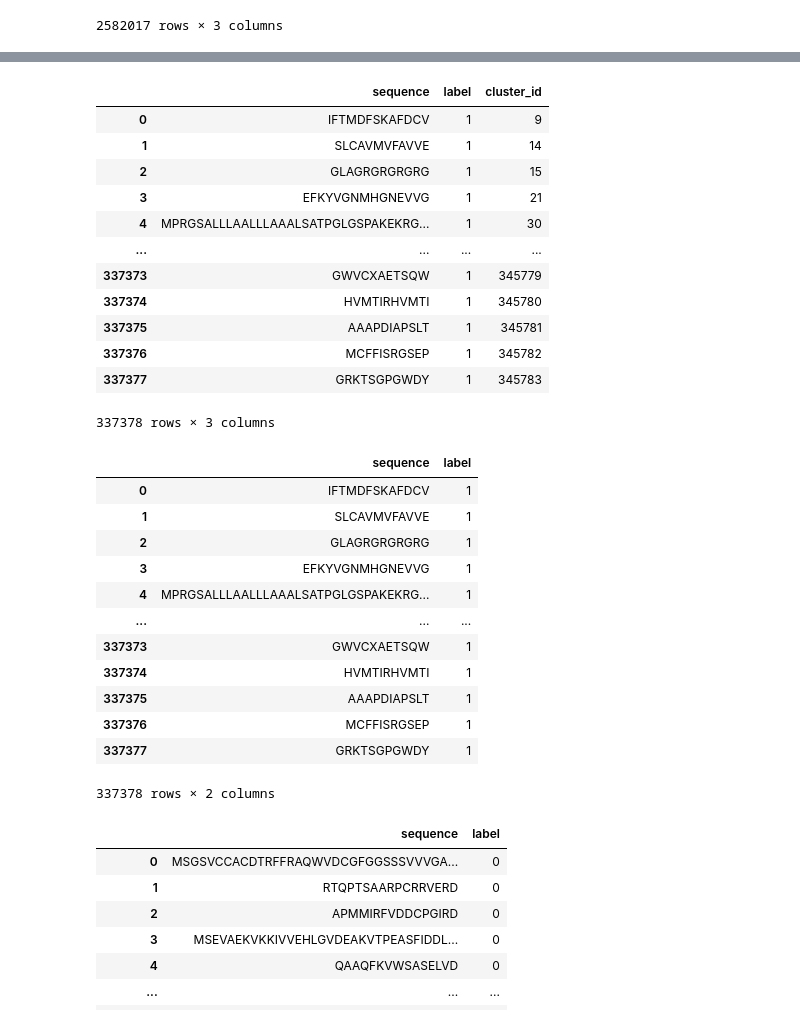
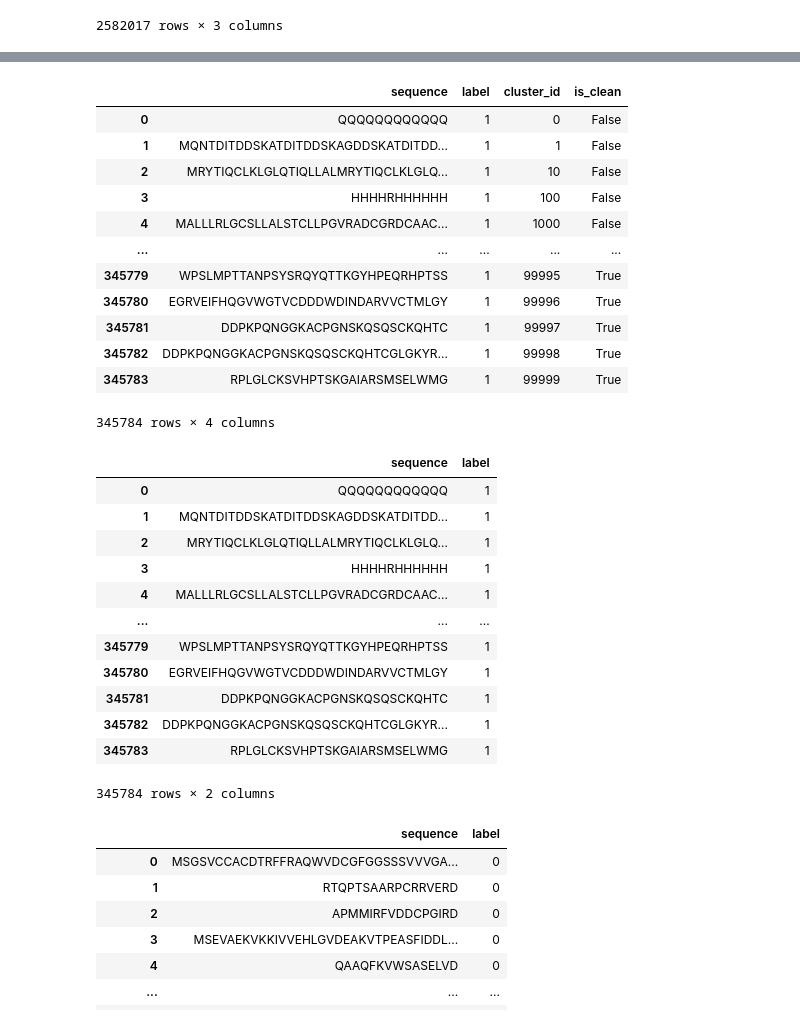
Before and after one commit to DRepresser/NeuroClassify, a Jupyter notebook: preprocess_and_EDA.ipynb, the cells around one changed output, grey strips where cells are left out. Cells and saved outputs as stored; diff of their text form; code cells hidden in the pictures.

```diff
--- a/preprocess_and_EDA.ipynb
+++ b/preprocess_and_EDA.ipynb
@@ -233,37 +220,37 @@ positive_cleaned_data
 # %%
-sampled_data = positive_cleaned_data.groupby('cluster_id').apply(lambda x: x.sample(min(len(x), 1))).reset_index(drop=True)
+sampled_data = positive_df.groupby('cluster_id').apply(lambda x: x.sample(min(len(x), 1))).reset_index(drop=True)
 sampled_data
 # %% [output]
-|  | sequence | label | cluster_id |
-| 0 | IFTMDFSKAFDCV | 1 | 9 |
-| 1 | SLCAVMVFAVVE | 1 | 14 |
-| 2 | GLAGRGRGRGRG | 1 | 15 |
-| 3 | EFKYVGNMHGNEVVG | 1 | 21 |
-| 4 | MPRGSALLLAALLLAAALSATPGLGSPAKEKRG... | 1 | 30 |
-| ... | ... | ... | ... |
-| 337373 | GWVCXAETSQW | 1 | 345779 |
-| 337374 | HVMTIRHVMTI | 1 | 345780 |
-| 337375 | AAAPDIAPSLT | 1 | 345781 |
-| 337376 | MCFFISRGSEP | 1 | 345782 |
-| 337377 | GRKTSGPGWDY | 1 | 345783 |
+|  | sequence | label | cluster_id | is_clean |
+| 0 | QQQQQQQQQQQQ | 1 | 0 | False |
+| 1 | MQNTDITDDSKATDITDDSKAGDDSKATDITDD... | 1 | 1 | False |
+| 2 | MRYTIQCLKLGLQTIQLLALMRYTIQCLKLGLQ... | 1 | 10 | False |
+| 3 | HHHHRHHHHHH | 1 | 100 | False |
+| 4 | MALLLRLGCSLLALSTCLLPGVRADCGRDCAAC... | 1 | 1000 | False |
+| ... | ... | ... | ... | ... |
+| 345779 | WPSLMPTTANPSYSRQYQTTKGYHPEQRHPTSS | 1 | 99995 | True |
+| 345780 | EGRVEIFHQGVWGTVCDDDWDINDARVVCTMLGY | 1 | 99996 | True |
+| 345781 | DDPKPQNGGKACPGNSKQSQSCKQHTC | 1 | 99997 | True |
+| 345782 | DDPKPQNGGKACPGNSKQSQSCKQHTCGLGKYR... | 1 | 99998 | True |
+| 345783 | RPLGLCKSVHPTSKGAIARSMSELWMG | 1 | 99999 | True |
-337378 rows × 3 columns
+345784 rows × 4 columns
 # %%
-sampled_data = sampled_data.drop(columns=['cluster_id'])
+sampled_data = sampled_data.drop(columns=['cluster_id', 'is_clean'])
 sampled_data
 # %% [output]
 |  | sequence | label |
-| 0 | IFTMDFSKAFDCV | 1 |
-| 1 | SLCAVMVFAVVE | 1 |
-| 2 | GLAGRGRGRGRG | 1 |
-| 3 | EFKYVGNMHGNEVVG | 1 |
-| 4 | MPRGSALLLAALLLAAALSATPGLGSPAKEKRG... | 1 |
+| 0 | QQQQQQQQQQQQ | 1 |
+| 1 | MQNTDITDDSKATDITDDSKAGDDSKATDITDD... | 1 |
+| 2 | MRYTIQCLKLGLQTIQLLALMRYTIQCLKLGLQ... | 1 |
+| 3 | HHHHRHHHHHH | 1 |
+| 4 | MALLLRLGCSLLALSTCLLPGVRADCGRDCAAC... | 1 |
 | ... | ... | ... |
-| 337373 | GWVCXAETSQW | 1 |
-| 337374 | HVMTIRHVMTI | 1 |
-| 337375 | AAAPDIAPSLT | 1 |
-| 337376 | MCFFISRGSEP | 1 |
-| 337377 | GRKTSGPGWDY | 1 |
+| 345779 | WPSLMPTTANPSYSRQYQTTKGYHPEQRHPTSS | 1 |
+| 345780 | EGRVEIFHQGVWGTVCDDDWDINDARVVCTMLGY | 1 |
+| 345781 | DDPKPQNGGKACPGNSKQSQSCKQHTC | 1 |
+| 345782 | DDPKPQNGGKACPGNSKQSQSCKQHTCGLGKYR... | 1 |
+| 345783 | RPLGLCKSVHPTSKGAIARSMSELWMG | 1 |
-337378 rows × 2 columns
+345784 rows × 2 columns
 # %%
 sampled_data.to_csv("/content/drive/MyDrive/ESM/data_clean/sample_clustered_positive.csv", index=False)
 # %%
```
Also changed, not shown: parts of 13 cells of this notebook.
